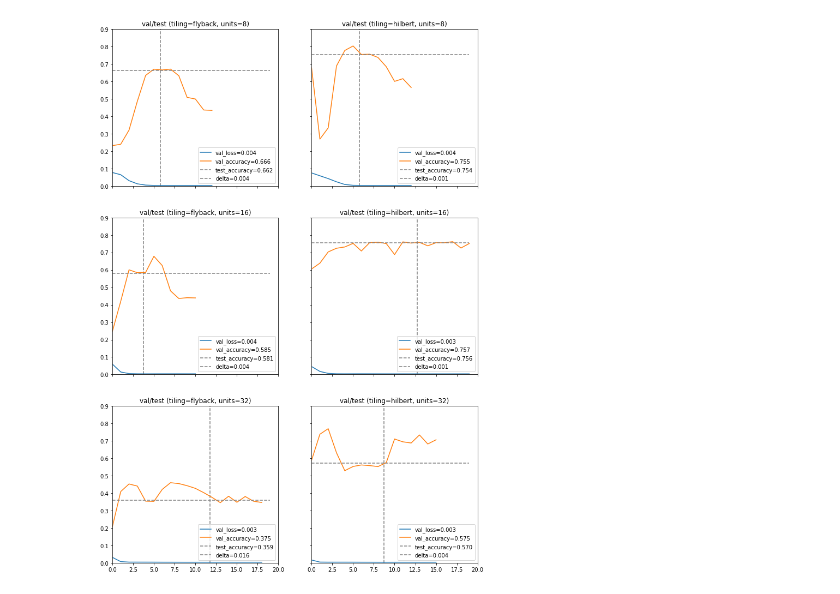
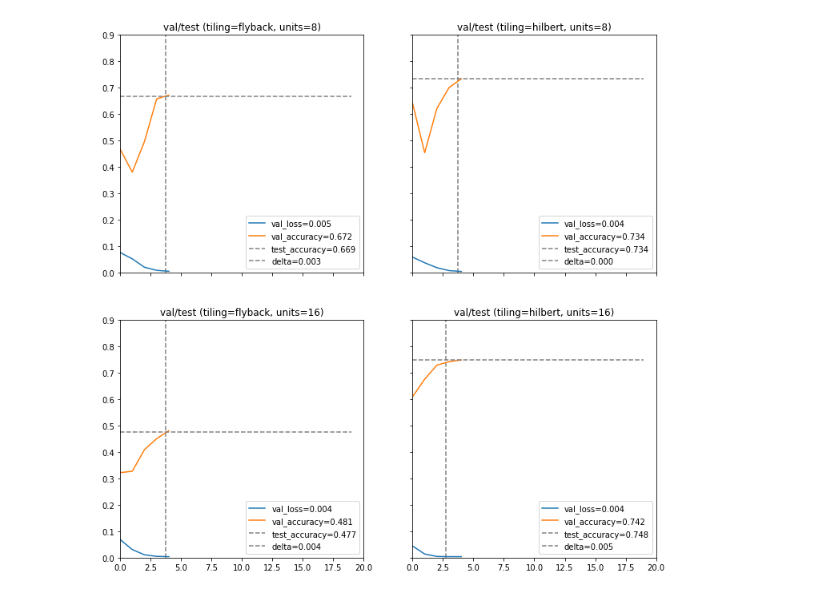
Before and after one commit to LanceNorskog/deep-scurve, a Jupyter notebook: notebooks/Scurve_MNIST_Demo.ipynb, the cells around one changed output. Cells and saved outputs as stored; diff of their text form; code cells hidden in the pictures.

Commit message:
added digit images, 5 epochs

```diff
--- a/notebooks/Scurve_MNIST_Demo.ipynb
+++ b/notebooks/Scurve_MNIST_Demo.ipynb
@@ -122,16 +137,11 @@ def train(units, tiling, epochs=30):
 # This notebook takes several hours to run on Colab, and Colab will probably kill it as a Bitcoin miner.
 # Store cached data and plot that.
 allhist = {}
-if not use_cached:
-    for units in [1,2,4]:
-        allhist[units] = {}
-        for tiling in ['flyback', 'hilbert']:
-            print('Units=%d, Tiling=%s' % (units, tiling))
-            allhist[units][tiling] = train(units, tiling, epochs=50)
-            print(allhist)
-    for units in [8,16,32]:
-        allhist[units] = {}
-        for tiling in ['flyback', 'hilbert']:
-            print('Units=%d, Tiling=%s' % (units, tiling))
-            allhist[units][tiling] = train(units, tiling, epochs=30)
-            print(allhist)
+models = {}
+for units in [1,2,4,8,16]:
+    allhist[units] = {}
+    models[units] = {}
+    for tiling in ['flyback', 'hilbert']:
+        print('Units=%d, Tiling=%s' % (units, tiling))
+        if not (units in allhist and tiling in allhist[units]):
+            allhist[units][tiling] = train(units, tiling, epochs=5)
@@ -221,7 +249,7 @@ def plot(ax, units, tiling, history, test_loss, test_accuracy, epochs, extra=Fal
     sname.append('{}={:01.3f}'.format('test_accuracy', test_accuracy))
     sname.append('{}={:01.3f}'.format('delta', np.abs(test_accuracy - history['val_accuracy'][marki])))
     if extra:
-        placement = 'center right'
+        placement = 'lower right'
     else:
         placement = 'lower right'
     ax.legend(sname, loc=placement)
@@ -231,7 +259,7 @@ units = np.max(list(allhist.keys()))
 
 fig, ax1 = plt.subplots(1,1,
                          figsize=[8, 8], sharex=True, sharey=True)
-units=1
+units=2
 tiling='flyback'
 epochs=50
 data = allhist[units][tiling]
@@ -243,7 +271,7 @@ plot(ax1, units, tiling, data['history'], data['test_loss'], data['test_accuracy
 # %%
 #@title
 def plot_set(allhist, epochs, units_list):
-    fig, rows = plt.subplots(3, 2,
+    fig, rows = plt.subplots(len(units_list), 2,
                             figsize=[6.0 * 2, 6.0 * len(units_list)], sharex=True, sharey=True)
     plt.xlim([0, epochs])
     plt.ylim([0.0, max_acc])
@@ -263,5 +291,5 @@ plot_set(allhist, 50, [1,2,4])
 # %%
 #@title
-plot_set(allhist, 20, [8,16,32])
+plot_set(allhist, 20, [8,16])
 # %% [output]
-[figure, old version]
+[figure, new version]
```
Also changed, not shown: parts of 23 cells of this notebook.
